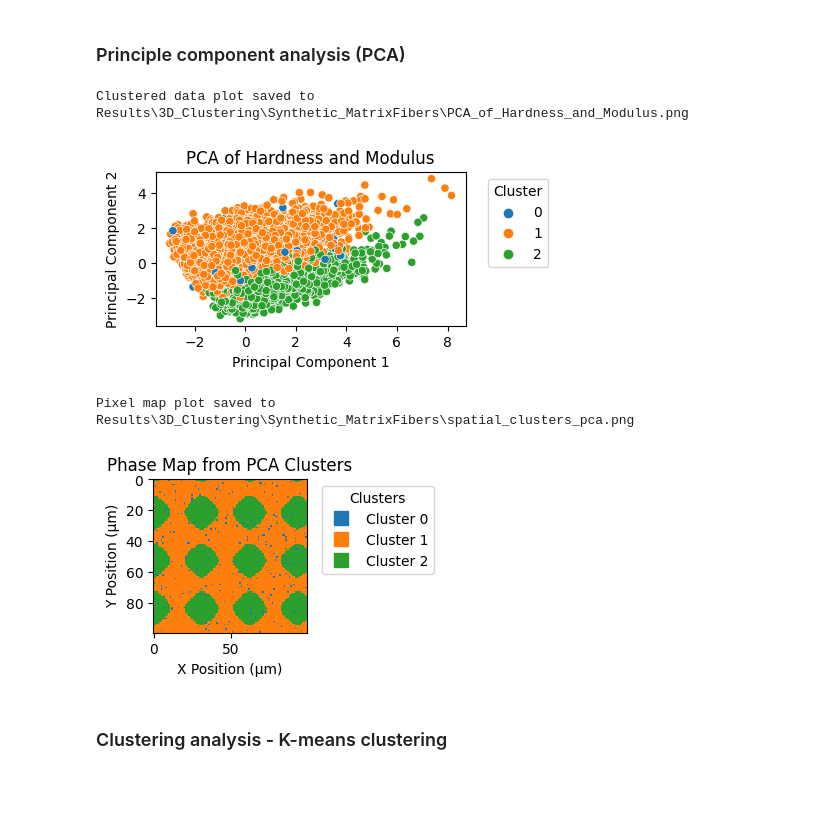
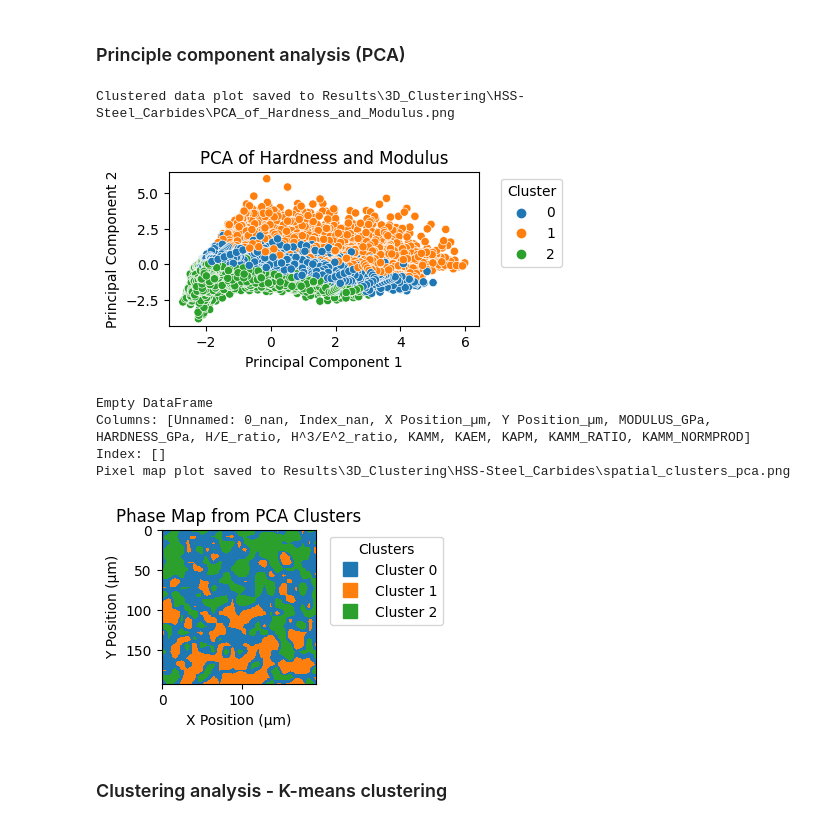
Before and after one commit to DavidMercier/Indentation2025_AnsysWorkshop, a Jupyter notebook: Atelier1_ML-Clustering/3D_Clustering.ipynb, the cells around one changed output. Saved outputs shown, nothing was run; the diff lists cells and outputs as text; code cells hidden in the pictures; blank space fills up the shorter version.

```diff
--- a/Atelier1_ML-Clustering/3D_Clustering.ipynb
+++ b/Atelier1_ML-Clustering/3D_Clustering.ipynb
@@ -81,10 +81,18 @@ data.replace("", np.nan, inplace=True)
 
 # Remove colums Markers and Index Integer
 data.drop(columns=[col for col in data.columns if 'Markers_nan' in col or 'Index_Integer' in col], inplace=True)
+data.drop(columns=[col for col in data.columns if 'Markers' in col], inplace=True)
+
+# Add H/E ratio column if not present
+if 'HARDNESS_GPa' in data.columns and 'MODULUS_GPa' in data.columns and 'H/E_ratio' not in data.columns:
+    data['H/E_ratio'] = data['HARDNESS_GPa'] / data['MODULUS_GPa']
+# Add H^3/E^2 ratio column if not present
+if 'HARDNESS_GPa' in data.columns and 'MODULUS_GPa' in data.columns and 'H^3/E^2_ratio' not in data.columns:
+    data['H^3/E^2_ratio'] = (data['HARDNESS_GPa'] ** 3) / (data['MODULUS_GPa'] ** 2)
 
 print(data.head())
 
-# Save as a .csv file
+# Save as a .csv file in 'Results' folder
 data.to_csv(result_dir / 'imported_data.csv', index=False)
 print(f"Data saved to {result_dir / 'imported_data.csv'}")
 # %% [output]
@@ -283,38 +359,54 @@ Optimal number of clusters: 9
 from sklearn.decomposition import PCA
 from sklearn.preprocessing import StandardScaler
 
 # Standardize the data
-features = ['HARDNESS_GPa', 'MODULUS_GPa', 'KAMM_GPa2', 'KAPM_HARDNESS_GPa', 'KAEM_MODULUS_GPa']
+features = ['HARDNESS_GPa', 'MODULUS_GPa', 'H/E_ratio', 'H^3/E^2_ratio',
+            'KAMM', 'KAEM', 'KAPM', 'KAMM_RATIO', 'KAMM_NORMPROD']
 x = StandardScaler().fit_transform(data[features])
 # Apply PCA --> reducing the dimensionality for visualization purposes
 pca = PCA(n_components=2)
 # Replace NaN values with the mean of each column
 x = np.nan_to_num(x, nan=np.nanmean(x, axis=0))
 principal_components = pca.fit_transform(x)
 pc_df = pd.DataFrame(data=principal_components, columns=['PC1', 'PC2'])
 # Add cluster labels to the PCA dataframe
 if method == 'KMeans':
     kmeans = KMeans(n_clusters=optimal_k, random_state=42)
     pc_df['Cluster'] = kmeans.fit_predict(data[['HARDNESS_GPa', 'MODULUS_GPa']].fillna(method='ffill').fillna(method='bfill'))
 elif method == 'GMM':
     gmm = GaussianMixture(n_components=optimal_k, random_state=42)
     pc_df['Cluster'] = gmm.fit_predict(data[['HARDNESS_GPa', 'MODULUS_GPa']].fillna(method='ffill').fillna(method='bfill'))
 
 # Plot PCA results
 plot_clustered_data(pc_df, 'PC1', 'PC2', 'Cluster',
                     colors, result_dir, xDim, yDim,
                     'PCA of Hardness and Modulus', 'Principal Component 1', 'Principal Component 2')
 
+# Check for duplicates in (X Position_µm, Y Position_µm)
+print(data[data.duplicated(subset=['X Position_µm', 'Y Position_µm'], keep=False)])
+duplicates = data.duplicated(subset=['X Position_µm', 'Y Position_µm'], keep=False)
+if duplicates.any():
+    print("Found duplicates in (X Position_µm, Y Position_µm). Resolving...")
+
+    # Option 1: Aggregate duplicates by taking the mean of the Cluster values
+    data = data.groupby(['X Position_µm', 'Y Position_µm'], as_index=False).mean()
+
+    # Option 2: Drop duplicate rows (if aggregation is not appropriate)
+    # data = data.drop_duplicates(subset=['X Position_µm', 'Y Position_µm'])
+
 # Plot the corresponding phase map
 plot_pixel_map(data['X Position_µm'], data['Y Position_µm'], pc_df['Cluster'],
                title='Phase Map from PCA Clusters', xlabel='X Position (µm)', ylabel='Y Position (µm)',
                xDim=xDim, yDim=yDim,
                cluster_colors=cmap, save_path=result_dir / 'spatial_clusters_pca.png')
 # %% [output]
-Clustered data plot saved to Results\3D_Clustering\Synthetic_MatrixFibers\PCA_of_Hardness_and_Modulus.png
+Clustered data plot saved to Results\3D_Clustering\HSS-Steel_Carbides\PCA_of_Hardness_and_Modulus.png
-[figure, old version]
+[figure, new version]
-Pixel map plot saved to Results\3D_Clustering\Synthetic_MatrixFibers\spatial_clusters_pca.png
+Empty DataFrame
+Columns: [Unnamed: 0_nan, Index_nan, X Position_µm, Y Position_µm, MODULUS_GPa, HARDNESS_GPa, H/E_ratio, H^3/E^2_ratio, KAMM, KAEM, KAPM, KAMM_RATIO, KAMM_NORMPROD]
+Index: []
+Pixel map plot saved to Results\3D_Clustering\HSS-Steel_Carbides\spatial_clusters_pca.png
-[figure, old version]
+[figure, new version]
 # %% [markdown]
 ### Clustering analysis - K-means clustering
 # %%
```
Also changed, not shown: parts of 11 cells of this notebook, 41 other files.
